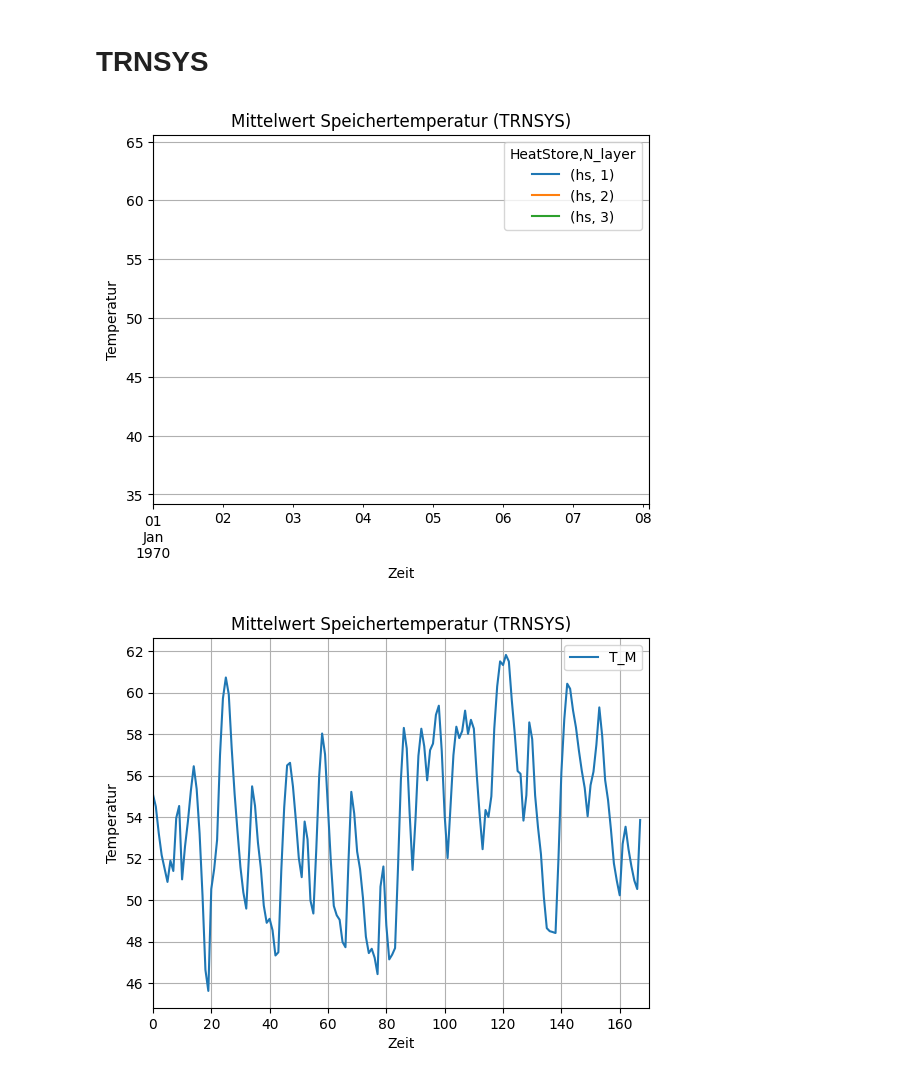
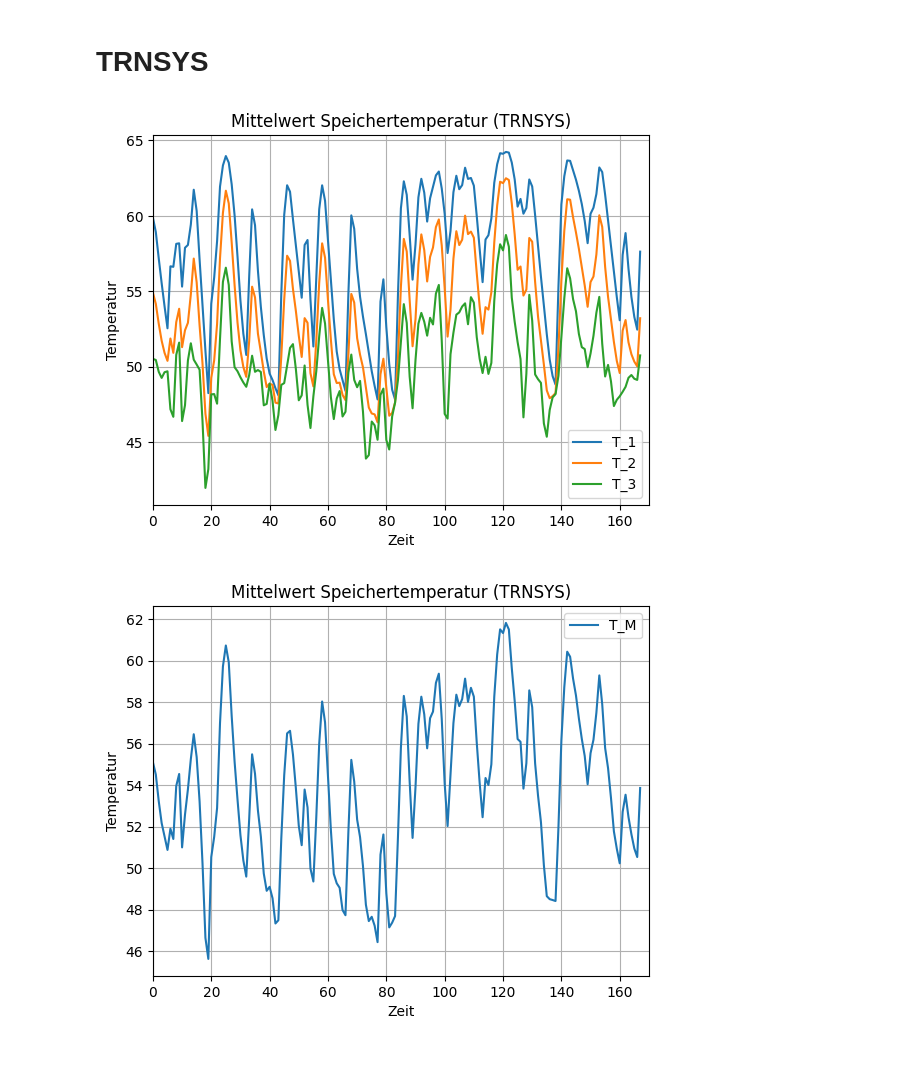
Before and after one commit to choffma8/masterprojektWaermespeicher, a Jupyter notebook: modellierungKonstanterVolumenspeicher.ipynb, the cells around one changed output. Drawn from its saved outputs; the diff is of its cells as text; code cells hidden in the pictures.

```diff
--- a/modellierungKonstanterVolumenspeicher.ipynb
+++ b/modellierungKonstanterVolumenspeicher.ipynb
@@ -363,20 +363,20 @@ Kosten Netzbezug durch WP: 99.79 €
 # %%
 # Einlesen der CSV-Datei mit den Speicherschichttemperaturen (TRNSYS)
 
 TRNSYS_st = pd.read_csv('TRNSYSspeicherschichttemperaturen.csv', skiprows=[1], encoding='latin1')
 TRNSYS_st = TRNSYS_st.dropna(axis=1, how='all')
 TRNSYS_st.columns = TRNSYS_st.columns.str.strip()
 TRNSYS_st = TRNSYS_st.drop(columns=['TIME'])
 
-df.plot()
+TRNSYS_st.plot()
 plt.title('Mittelwert Speichertemperatur (TRNSYS)')
 plt.xlabel('Zeit')
 plt.ylabel('Temperatur')
 plt.xlim(0, 170)
 plt.grid()
 plt.show()
 # %% [output]
-[figure, old version]
+[figure, new version]
 # %%
 # Einlesen der CSV-Datei mit der Speichermitteltemperatur (TRNSYS)
 
```
Also changed, not shown: parts of 2 cells of this notebook.
